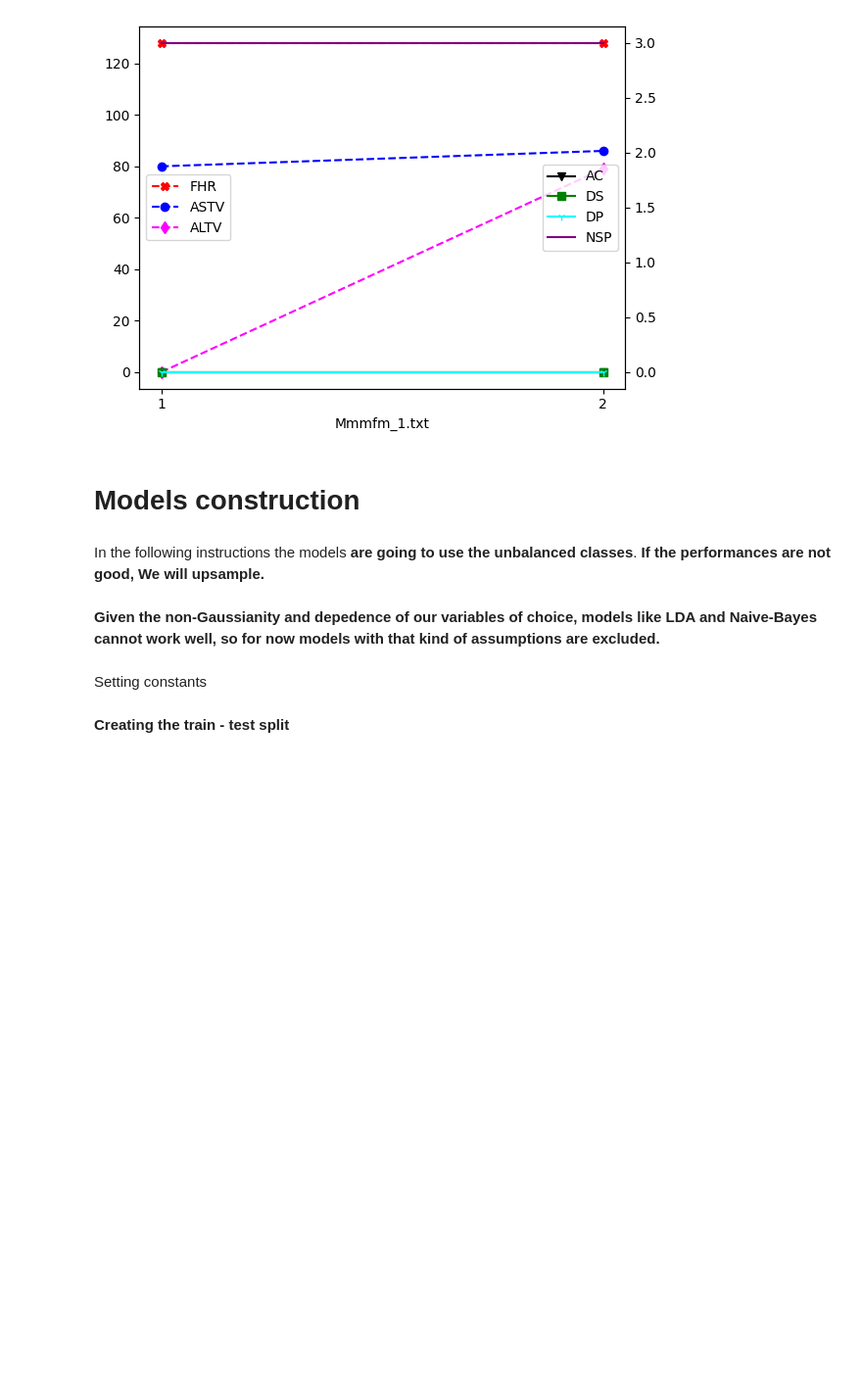
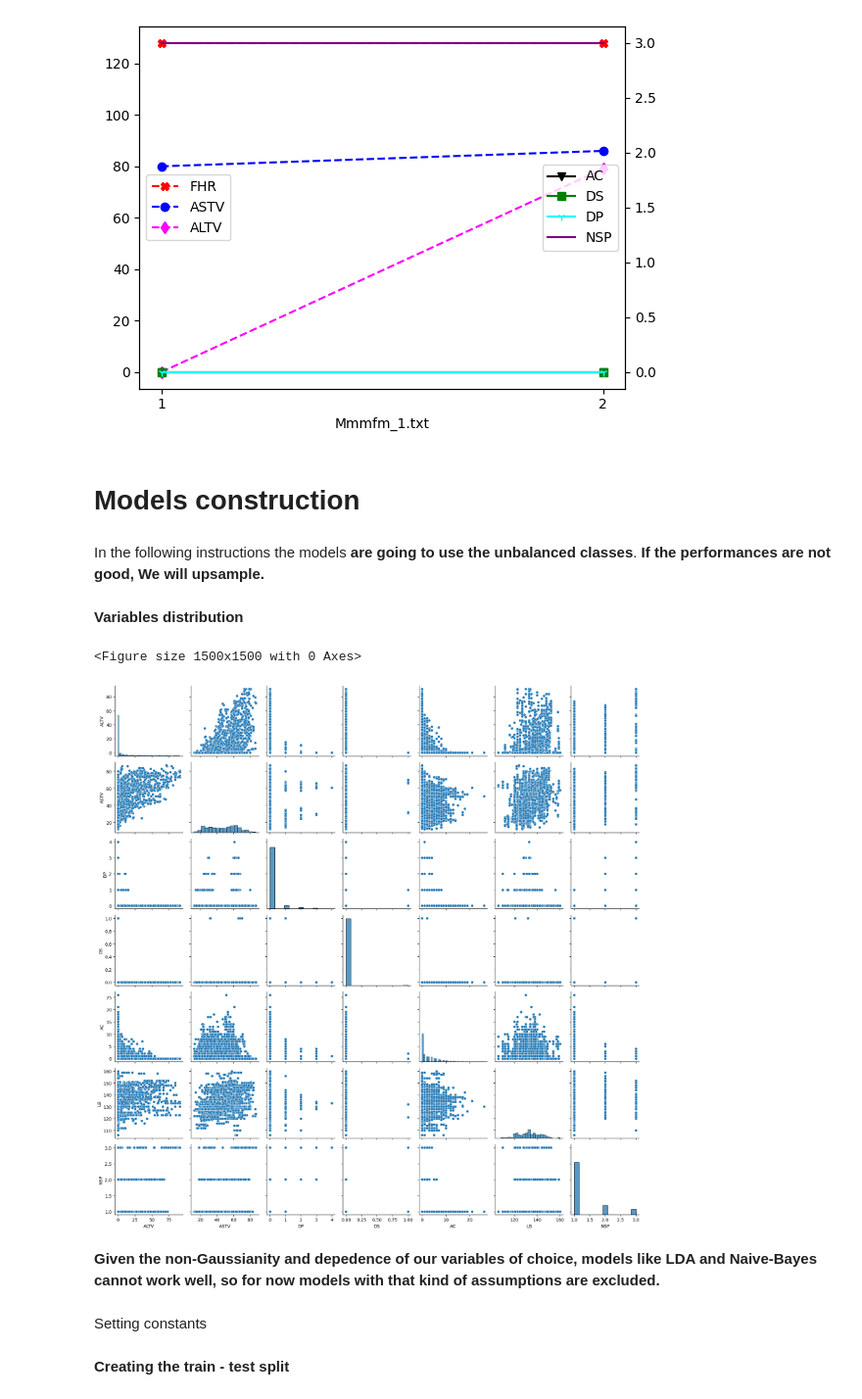
Before and after one commit to ginoferretti/data_challenge_eni, a Jupyter notebook: data_challenge_eni.ipynb, the cells around one changed output. Shown at 98% size. Cells and saved outputs as stored; diff of their text form; code cells hidden in the pictures; blank space fills up the shorter version.

Commit message:
added scatterplot

```diff
--- a/data_challenge_eni.ipynb
+++ b/data_challenge_eni.ipynb
@@ -347,11 +347,22 @@ for name in f_name[:10]:#stopping after the first 10, because we would have too
 # %% [markdown]
 In the following instructions the models **are going to use the unbalanced classes**. **If the performances are not good, We will upsample.**
 # %%
-columns=['ALTV', 'ASTV', 'DP', 'DS', 'AC', 'NSP', 'LB']#variables choice will be discussed
+columns=['ALTV', 'ASTV', 'DP', 'DS', 'AC', 'LB', 'NSP']#variables choice will be discussed
-# %% [markdown]
-**Given the non-Gaussianity and depedence of our variables of choice, models like LDA and Naive-Bayes cannot work well, so for now models with that kind of assumptions are excluded.**
 # %%
 df_models=df[columns]
+# %% [markdown]
+**Variables distribution**
+# %%
+plt.figure(figsize=(15,15))
+sns.pairplot(data=df_models)
+plt.tight_layout()
+plt.savefig('Materiale_powerpoint/pairplot.png')
+plt.show()
+# %% [output]
+<Figure size 1500x1500 with 0 Axes>
+[figure, added]
+# %% [markdown]
+**Given the non-Gaussianity and depedence of our variables of choice, models like LDA and Naive-Bayes cannot work well, so for now models with that kind of assumptions are excluded.**
 # %% [markdown]
 Setting constants
 # %%
```
Also changed, not shown: parts of 3 cells of this notebook, 2 other files.
